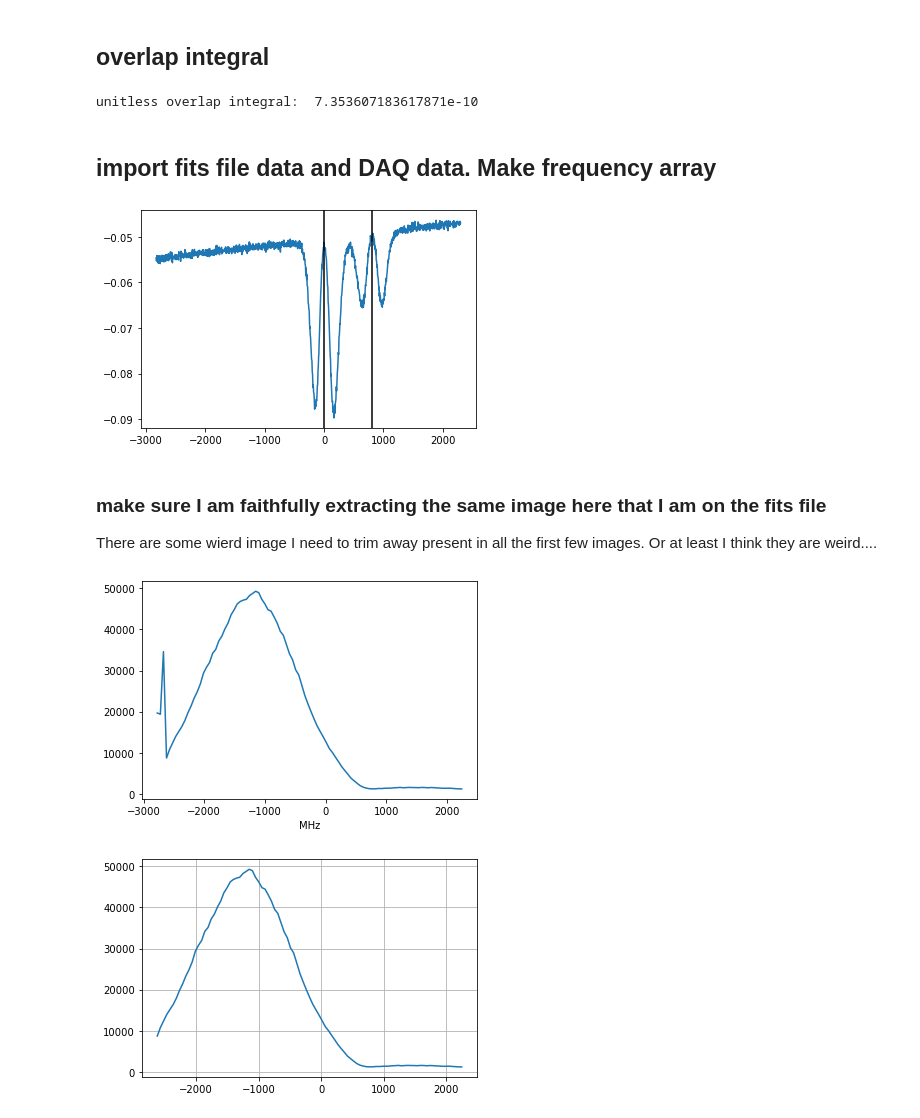
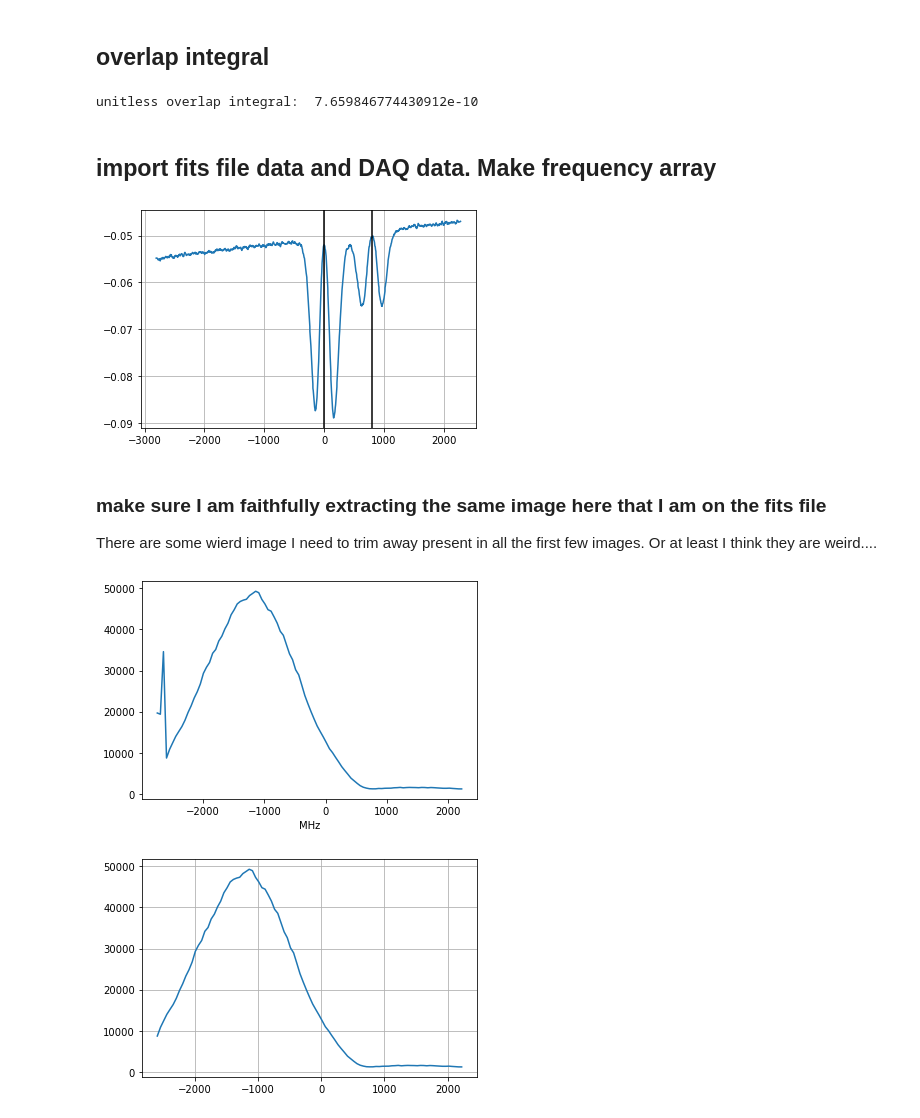
Before and after one commit to BillyTheKidPhysicist/pythonNotebooksAndTools, a Jupyter notebook: ovenFluxMeasure.ipynb, the cells around one changed output. Cells and saved outputs as stored; diff of their text form; code cells hidden in the pictures.

```diff
--- a/ovenFluxMeasure.ipynb
+++ b/ovenFluxMeasure.ipynb
@@ -9,30 +9,34 @@ import numpy as np
 import matplotlib.pyplot as plt
 #run 16 and 18 are from 1_20_2022
 #others are from 1_27_2022
+pixelSizeMeasured=150e-6#meter
 
 runName='run20'
-atomicBeamRadiusDict={'run18':5e-3,'run16':7.5e-3,'run20':5e-3,'run21':5e-3,'run22':5e-3,'run23':5e-3,'run62':5e-3,'run58':5e-3}
+atomicBeamRadiusDict={'run18':5e-3,'run16':7.5e-3,'run20':5.5e-3,'run21':5.5e-3,'run22':5.5e-3,'run23':5.5e-3,'run62':5.5e-3,'run58':5.5e-3}
 #really rough guess for run16. FOr others I assume they are the same as run18 because the laser is in the same place
 #beacuse it appears to be so
 powerDict={'run18':19.8e-6,'run16':19.8e-6,'run20':5.9e-6,'run21':6.0e-6,'run22':2.38e-6,'run23':2.7e-6,'run62':2.1e-6,'run58':2.8e-6}
 windowFactor=.93 #horizontal beam goes through 1 window
-P=windowFactor*powerDict[runName]
-w=3.0e-3 #meters
-I0=(2*P/(np.pi*w**2))
-atomicBeamRadius=atomicBeamRadiusDict[runName] #meter
-pixelSize=.147e-3 #meter
-xBounds=(-1.5*pixelSize,1.5*pixelSize) #longitudinal
-yBounds=(-atomicBeamRadius,atomicBeamRadius) #in and out of image
-zBounds=xBounds #vertical image
-IFunc=lambda y,z:np.exp(-2*(y**2+z**2)/w**2)
-yArr=np.linspace(yBounds[0],yBounds[1],100)
-zArr=np.linspace(zBounds[0],zBounds[1],100)
-dA=(yArr[1]-yArr[0])*(zArr[1]-zArr[0])
-coords=np.asarray(np.meshgrid(yArr,zArr)).T.reshape(-1,2)
-integral=sum([IFunc(*coord)*dA for coord in coords])
-overlapIntegral=integral*(xBounds[1]-xBounds[0])
+waist=3.0e-3 #meters
+IFunc=lambda y,z:np.exp(-2*(y**2+z**2)/waist**2)
+P_Measured=windowFactor*powerDict[runName]
+I0=(2*P_Measured/(np.pi*waist**2))
+atomicBeamRadiusMeasured=atomicBeamRadiusDict[runName] #meter
+
+def overlap_Integral(atomicBeamRadius,pixelSize):
+    xBounds=(-1.5*pixelSize,1.5*pixelSize) #longitudinal
+    yBounds=(-atomicBeamRadius,atomicBeamRadius) #in and out of image
+    zBounds=xBounds #vertical image
+    yArr=np.linspace(yBounds[0],yBounds[1],100)
+    zArr=np.linspace(zBounds[0],zBounds[1],100)
+    dA=(yArr[1]-yArr[0])*(zArr[1]-zArr[0])
+    coords=np.asarray(np.meshgrid(yArr,zArr)).T.reshape(-1,2)
+    integral=sum([IFunc(*coord)*dA for coord in coords])
+    overlapIntegral=integral*(xBounds[1]-xBounds[0])
+    return overlapIntegral
+overlapIntegral=overlap_Integral(atomicBeamRadiusMeasured,pixelSizeMeasured)
 print('unitless overlap integral: ',overlapIntegral)
 # %% [output]
-unitless overlap integral:  7.353607183617871e-10
+unitless overlap integral:  7.659846774430912e-10
 # %%
 #test that my overlap integral makes sense
@@ -54,27 +58,32 @@ imagesArrRaw=imagesArrRaw.astype(float) #need to convert to float from int16
 imagesArrRaw=np.flip(imagesArrRaw,axis=1)
 assert len(imagesArrRaw.shape)==3
 # %%
-voltZeroFreqDict={'run18':-1.01,'run16':-1.01,'run20':.465,'run21':.465,'run22':.485,'run23':.5,'run62':.625,'run58':.625}
+%matplotlib inline
+from scipy.signal import savgol_filter
+voltZeroFreqDict={'run18':-1.01,'run16':-1.01,'run20':.465,'run21':.476,'run22':.485,'run23':.5,'run62':.625,'run58':.625}
 daqData=np.loadtxt(filePath+runName+'DAQData.csv',delimiter=',') #everything looks good and agrees
 voltArrTotal=daqData[:,0]
 scanRangeDict={'run18':(-3.9,3.9),'run16':(-3.9,3.9),'run20':(-4.4,4.4),'run21':(-4.4,4.4),'run22':(-4.4,4.4),'run23':(-4.4,4.4),'run62':(-4.4,4.4),'run58':(-4.4,4.4)}
 # %matplotlib tk
 # plt.plot(daqData[:,0],daqData[:,1])
 # plt.show()
 # %matplotlib inline
 voltZeroFreq=voltZeroFreqDict[runName] #from the graph
 scanStart,scanStop=scanRangeDict[runName]
 assert scanStart>daqData[:,0].min() and scanStop<daqData[:,0].max()
-HzPerVolt=570.0*1e6
+HzPerVolt=565.0*1e6
 voltArr=np.linspace(scanStart,scanStop,len(imagesArrRaw))
 freqArrRaw=(voltArr-voltZeroFreq)*HzPerVolt
 freqArrTotal=(voltArrTotal-voltZeroFreq)*HzPerVolt
-plt.plot(freqArrTotal/1e6,daqData[:,1])
+refSig=daqData[:,1]
+refSig=savgol_filter(refSig,9,2)
+plt.plot(freqArrTotal/1e6,refSig)
 plt.axvline(x=0.0,c='black')
 plt.axvline(x=804.0,c='black')
+plt.grid()
 plt.show()
 # %% [output]
-[figure, old version]
+[figure, new version]
 # %%
 #we have no dark image so I have to get the background by inspection
 backgroundValue=imagesArrRaw.min()
@@ -107,7 +116,7 @@ plt.plot(freqArrRaw/1e6,spectralProfileFull)
 plt.xlabel('MHz')
 plt.show()
 # %% [output]
-[figure, old version]
+[figure, new version]
 # %%
 weirdImagesDict={'run18':4,'run16':4,'run20':3,'run21':3,'run22':3,'run23':3,'run62':3,'run58':3}
 weirdImages=weirdImagesDict[runName]
```
Also changed, not shown: parts of 12 cells of this notebook.
